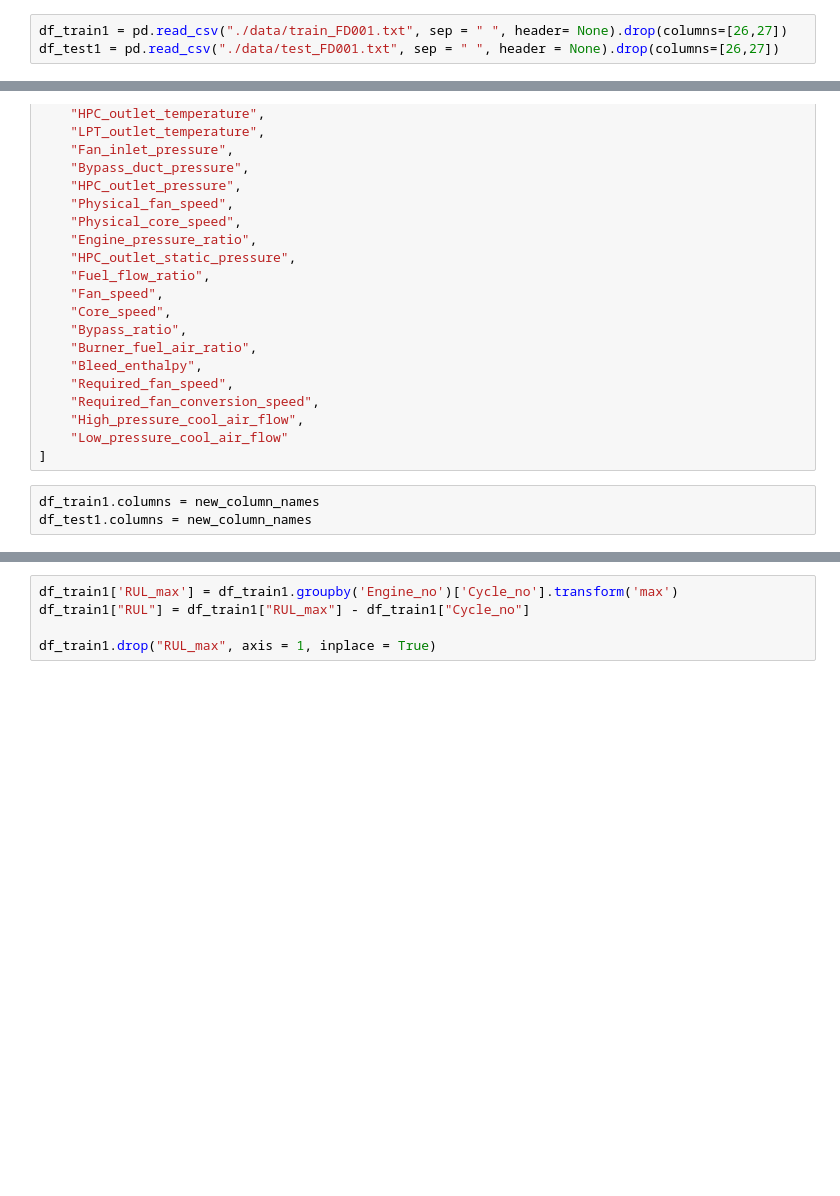
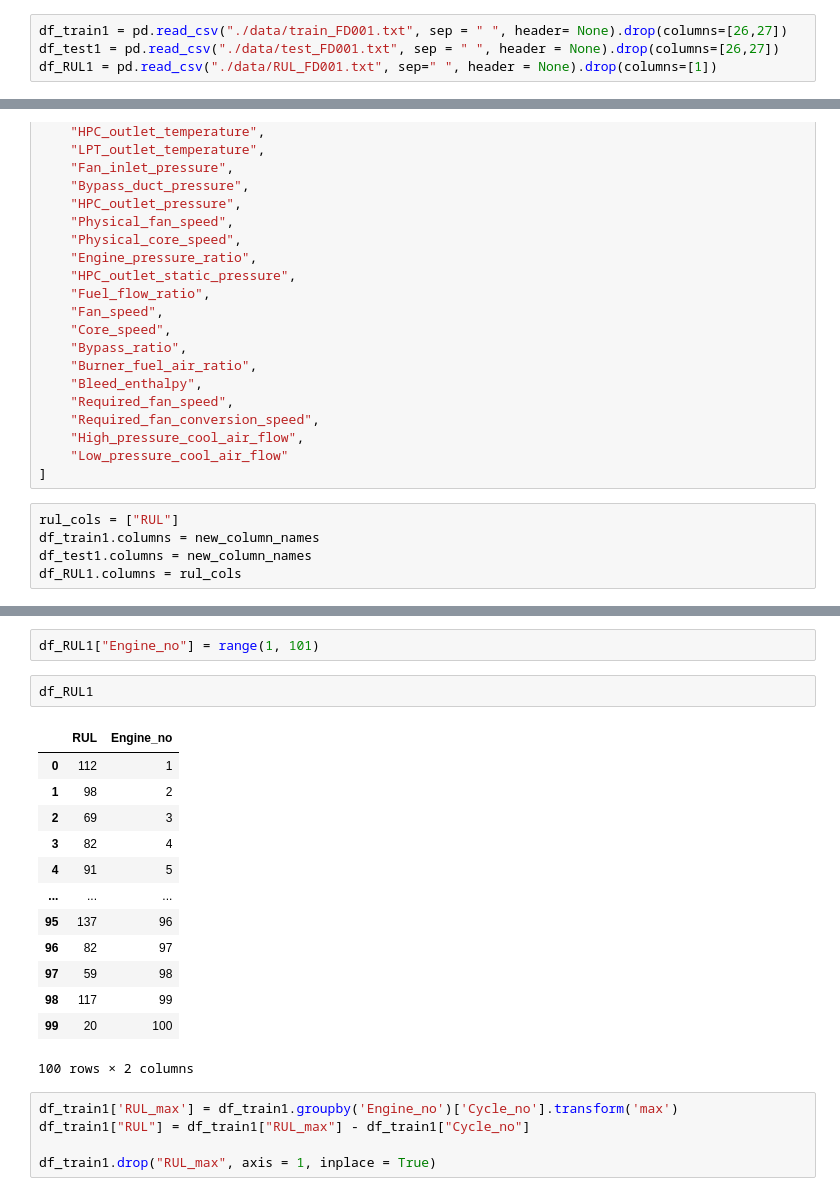
Before and after one commit to ayushgandhi904/Turboengine_predictive_maintenance, a Jupyter notebook: notebooks/trial3.ipynb, the cells around one changed output, grey strips where cells are left out. Cells and saved outputs as stored; diff of their text form; blank space fills up the shorter version.

```diff
--- a/notebooks/trial3.ipynb
+++ b/notebooks/trial3.ipynb
@@ -4,6 +4,7 @@ import pandas as pd
 # %%
 df_train1 = pd.read_csv("./data/train_FD001.txt", sep = " ", header= None).drop(columns=[26,27])
 df_test1 = pd.read_csv("./data/test_FD001.txt", sep = " ", header = None).drop(columns=[26,27])
+df_RUL1 = pd.read_csv("./data/RUL_FD001.txt", sep=" ", header = None).drop(columns=[1])
 # %%
 new_column_names = [
     "Engine_no",
@@ -34,5 +35,7 @@ new_column_names = [
     "Low_pressure_cool_air_flow"
 ]
 # %%
+rul_cols = ["RUL"]
 df_train1.columns = new_column_names
 df_test1.columns = new_column_names
+df_RUL1.columns = rul_cols
@@ -39,3 +58,21 @@ df_test1.columns = new_column_names
+# %%
+df_RUL1["Engine_no"] = range(1, 101)
+# %%
+df_RUL1
+# %% [output]
+|  | RUL | Engine_no |
+| 0 | 112 | 1 |
+| 1 | 98 | 2 |
+| 2 | 69 | 3 |
+| 3 | 82 | 4 |
+| 4 | 91 | 5 |
+| ... | ... | ... |
+| 95 | 137 | 96 |
+| 96 | 82 | 97 |
+| 97 | 59 | 98 |
+| 98 | 117 | 99 |
+| 99 | 20 | 100 |
+100 rows × 2 columns
 # %%
 df_train1['RUL_max'] = df_train1.groupby('Engine_no')['Cycle_no'].transform('max')
 df_train1["RUL"] = df_train1["RUL_max"] - df_train1["Cycle_no"]
```
Also changed, not shown: parts of 6 cells of this notebook, 5 other files.
